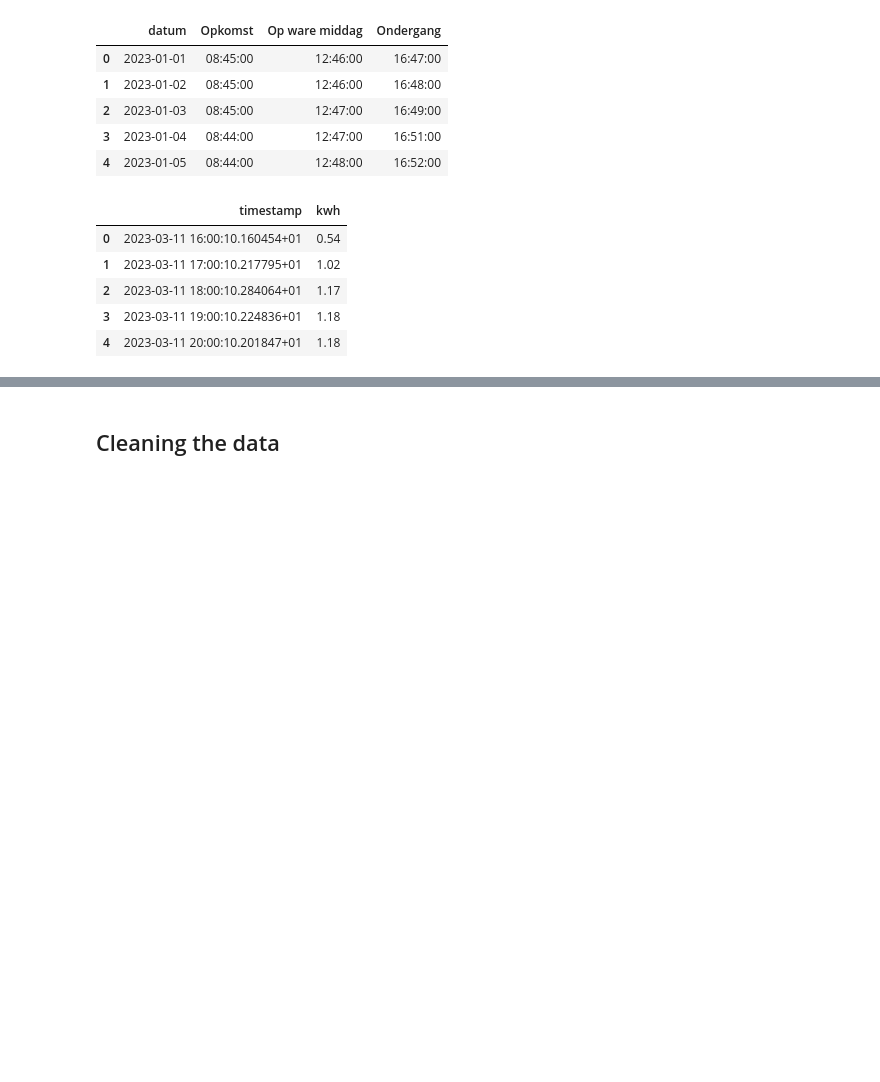
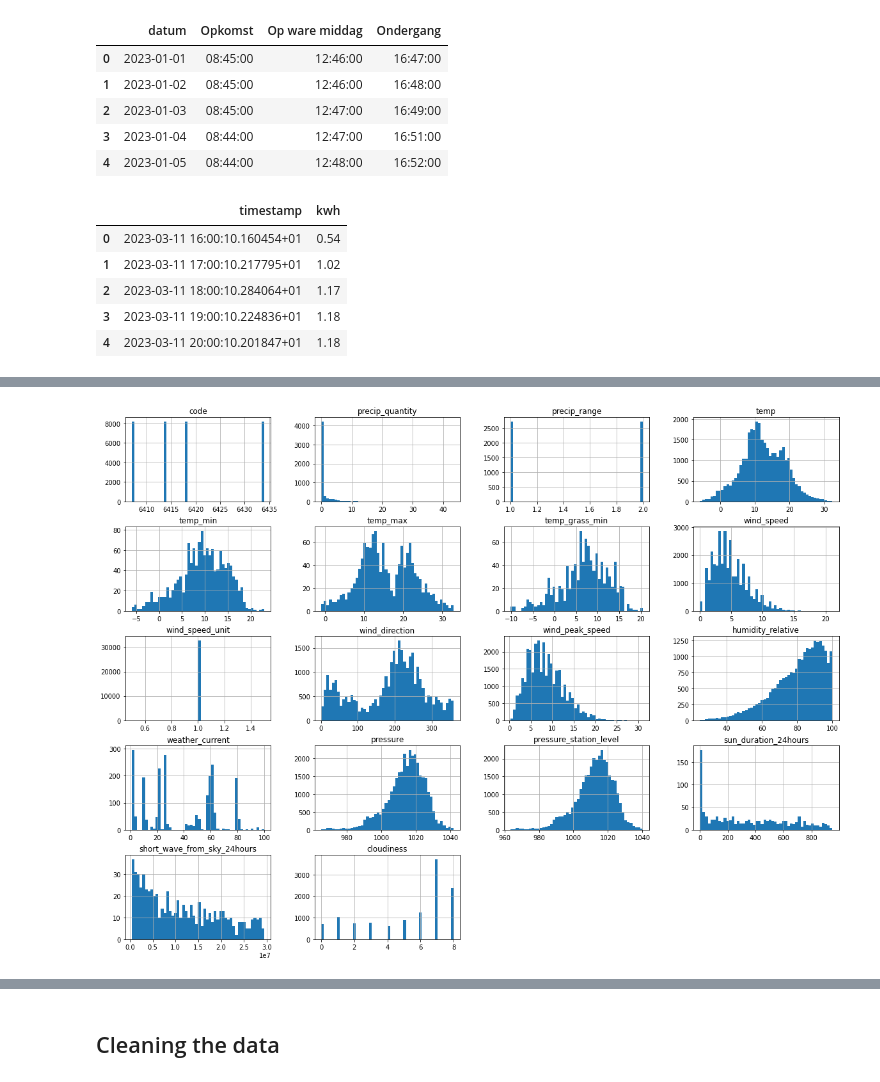
Before and after one commit to JulesGoubert/solar, a Jupyter notebook: solar.ipynb, the cells around one changed output, grey strips where cells are left out. Cells and saved outputs as stored; diff of their text form; code cells hidden in the pictures; blank space fills up the shorter version.

```diff
--- a/solar.ipynb
+++ b/solar.ipynb
@@ -57,0 +129,5 @@ solar.head()
+# %%
+weather.hist(bins=50, figsize=(20,15))
+plt.show()
+# %% [output]
+[figure, added]
```
Also changed, not shown: parts of 34 cells of this notebook, 2 other files.
